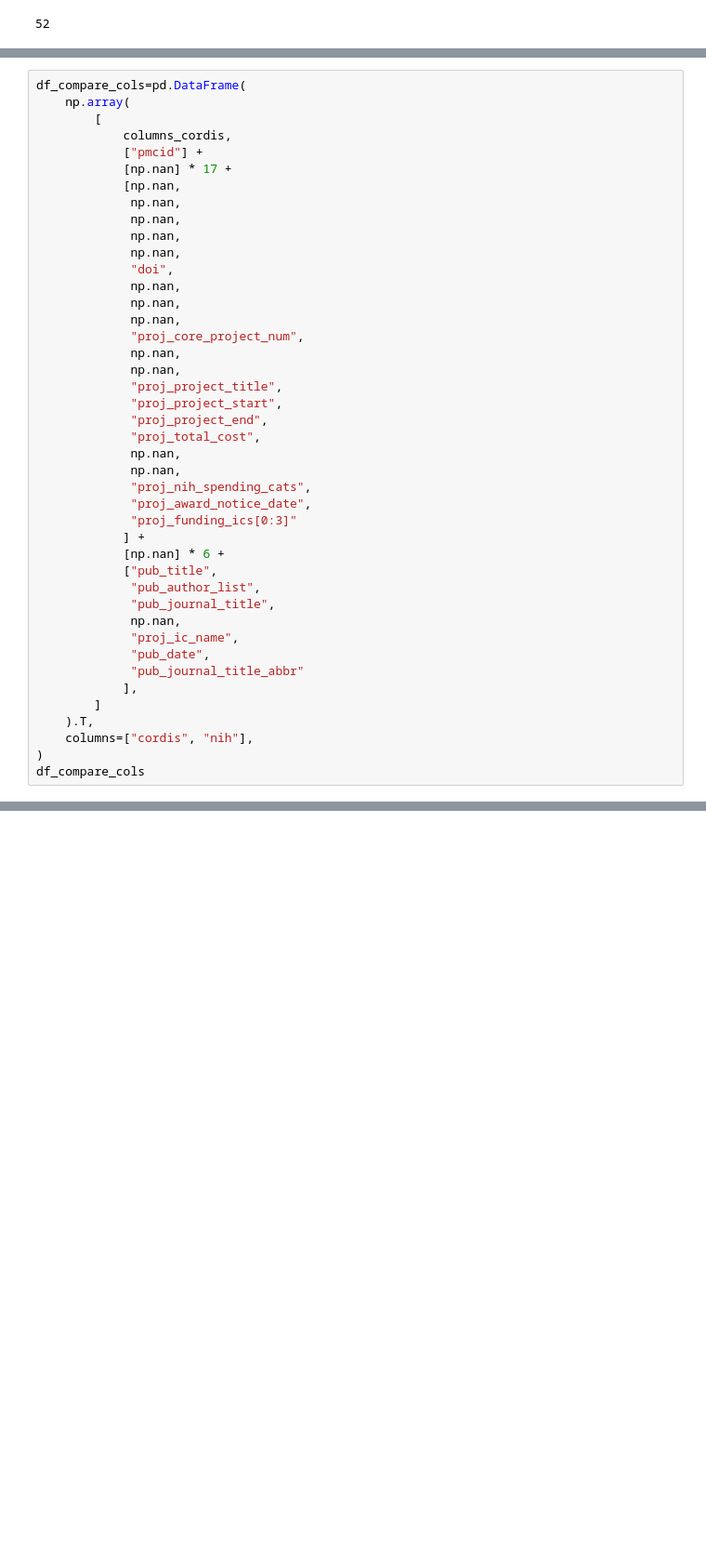
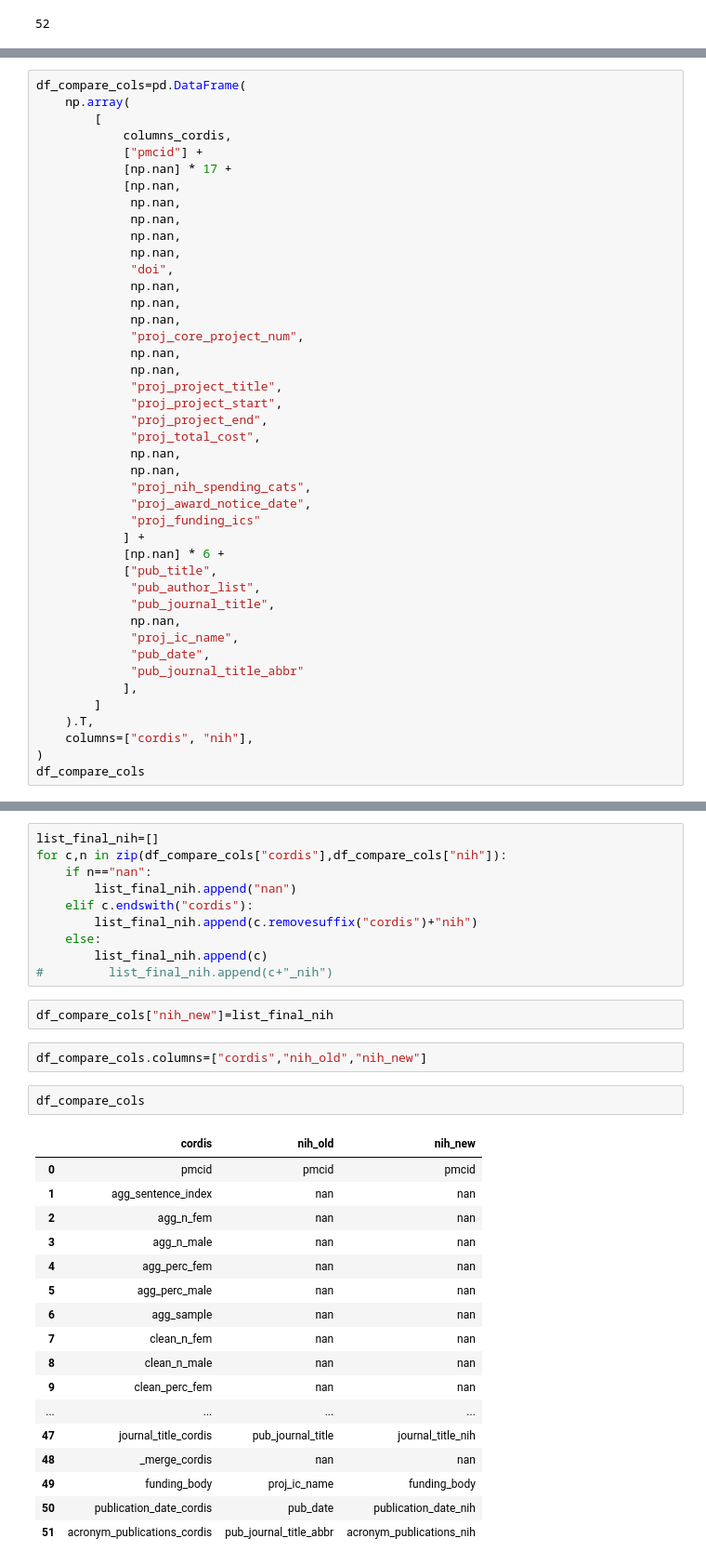
Before and after one commit to bsc-life/biohackathon_germany_2023, a Jupyter notebook: WG5/match_cordis_nih.ipynb, the cells around one changed output, grey strips where cells are left out. Shown: that part at 93% size. Saved outputs shown, nothing was run; the diff lists cells and outputs as text; blank space fills up the shorter version.

```diff
--- a/WG5/match_cordis_nih.ipynb
+++ b/WG5/match_cordis_nih.ipynb
@@ -153,7 +59,7 @@ df_compare_cols=pd.DataFrame(
              np.nan,
              "proj_nih_spending_cats",
              "proj_award_notice_date",
-             "proj_funding_ics[0:3]"
+             "proj_funding_ics"
             ] +
             [np.nan] * 6 +
             ["pub_title",
@@ -191,0 +98,34 @@ df_compare_cols.to_csv("compare_cordis_nih.csv")
+# %%
+list_final_nih=[]
+for c,n in zip(df_compare_cols["cordis"],df_compare_cols["nih"]):
+    if n=="nan":
+        list_final_nih.append("nan")
+    elif c.endswith("cordis"):
+        list_final_nih.append(c.removesuffix("cordis")+"nih")
+    else:
+        list_final_nih.append(c)
+#         list_final_nih.append(c+"_nih")
+# %%
+df_compare_cols["nih_new"]=list_final_nih
+# %%
+df_compare_cols.columns=["cordis","nih_old","nih_new"]
+# %%
+df_compare_cols
+# %% [output]
+|  | cordis | nih_old | nih_new |
+| 0 | pmcid | pmcid | pmcid |
+| 1 | agg_sentence_index | nan | nan |
+| 2 | agg_n_fem | nan | nan |
+| 3 | agg_n_male | nan | nan |
+| 4 | agg_perc_fem | nan | nan |
+| 5 | agg_perc_male | nan | nan |
+| 6 | agg_sample | nan | nan |
+| 7 | clean_n_fem | nan | nan |
+| 8 | clean_n_male | nan | nan |
+| 9 | clean_perc_fem | nan | nan |
+| ... | ... | ... | ... |
+| 47 | journal_title_cordis | pub_journal_title | journal_title_nih |
+| 48 | _merge_cordis | nan | nan |
+| 49 | funding_body | proj_ic_name | funding_body |
+| 50 | publication_date_cordis | pub_date | publication_date_nih |
+| 51 | acronym_publications_cordis | pub_journal_title_abbr | acronym_publications_nih |
```
Also changed, not shown: parts of 23 cells of this notebook, 1 other file.
